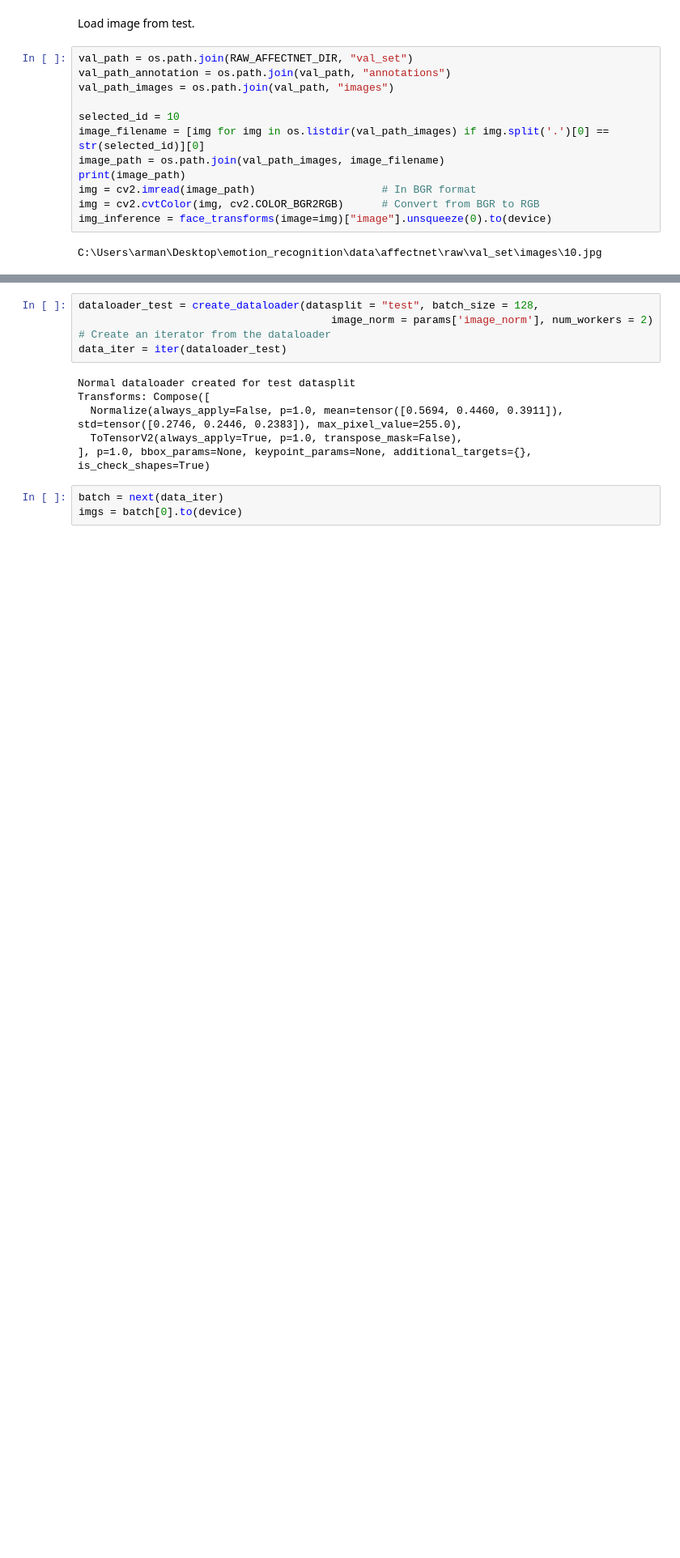
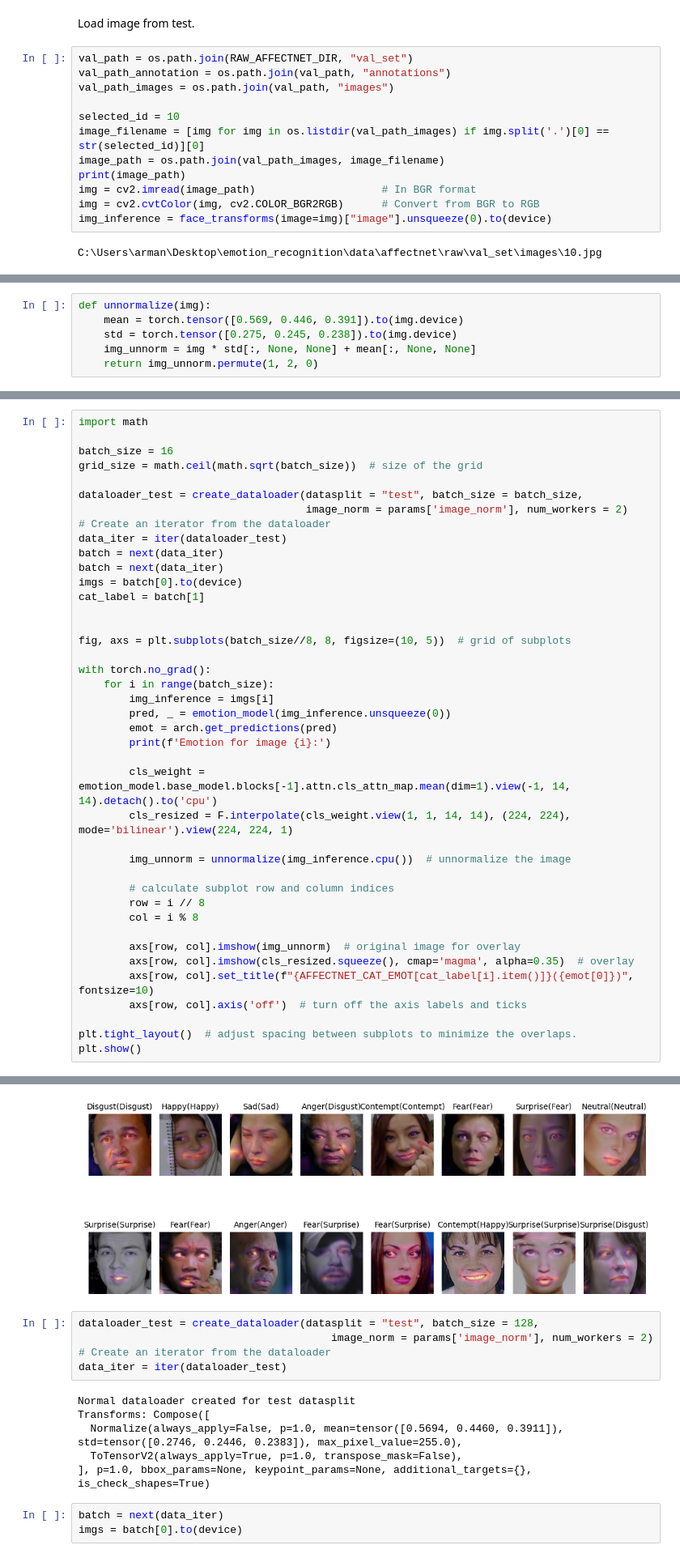
Before and after one commit to armand-07/emotion_recognition, a Jupyter notebook: notebooks/visualize_attention_maps.ipynb, the cells around one changed output, grey strips where cells are left out. Shown at 81% size. Cells and saved outputs as stored; diff of their text form; blank space fills up the shorter version.

```diff
--- a/notebooks/visualize_attention_maps.ipynb
+++ b/notebooks/visualize_attention_maps.ipynb
@@ -146,0 +143,6 @@ torch.Size([224, 224, 1])
+# %%
+def unnormalize(img):
+    mean = torch.tensor([0.569, 0.446, 0.391]).to(img.device)
+    std = torch.tensor([0.275, 0.245, 0.238]).to(img.device)
+    img_unnorm = img * std[:, None, None] + mean[:, None, None]
+    return img_unnorm.permute(1, 2, 0)
@@ -146,0 +152,42 @@ torch.Size([224, 224, 1])
+# %%
+import math
+
+batch_size = 16
+grid_size = math.ceil(math.sqrt(batch_size))  # size of the grid
+
+dataloader_test = create_dataloader(datasplit = "test", batch_size = batch_size,
+                                    image_norm = params['image_norm'], num_workers = 2)
+# Create an iterator from the dataloader
+data_iter = iter(dataloader_test)
+batch = next(data_iter)
+batch = next(data_iter)
+imgs = batch[0].to(device)
+cat_label = batch[1]
+
+
+fig, axs = plt.subplots(batch_size//8, 8, figsize=(10, 5))  # grid of subplots
+
+with torch.no_grad():
+    for i in range(batch_size):
+        img_inference = imgs[i]
+        pred, _ = emotion_model(img_inference.unsqueeze(0))
+        emot = arch.get_predictions(pred)
+        print(f'Emotion for image {i}:')
+
+        cls_weight = emotion_model.base_model.blocks[-1].attn.cls_attn_map.mean(dim=1).view(-1, 14, 14).detach().to('cpu')
+        cls_resized = F.interpolate(cls_weight.view(1, 1, 14, 14), (224, 224), mode='bilinear').view(224, 224, 1)
+
+        img_unnorm = unnormalize(img_inference.cpu())  # unnormalize the image
+
+        # calculate subplot row and column indices
+        row = i // 8
+        col = i % 8
+
+        axs[row, col].imshow(img_unnorm)  # original image for overlay
+        axs[row, col].imshow(cls_resized.squeeze(), cmap='magma', alpha=0.35)  # overlay
+        axs[row, col].set_title(f"{AFFECTNET_CAT_EMOT[cat_label[i].item()]}({emot[0]})", fontsize=10)
+        axs[row, col].axis('off')  # turn off the axis labels and ticks
+
+plt.tight_layout()  # adjust spacing between subplots to minimize the overlaps.
+plt.show()
+# %% [output]
@@ -147,3 +229,4 @@ torch.Size([224, 224, 1])
+[figure, added]
 # %%
 dataloader_test = create_dataloader(datasplit = "test", batch_size = 128,
                                         image_norm = params['image_norm'], num_workers = 2)
```
Also changed, not shown: parts of 6 cells of this notebook, 3 other files.
